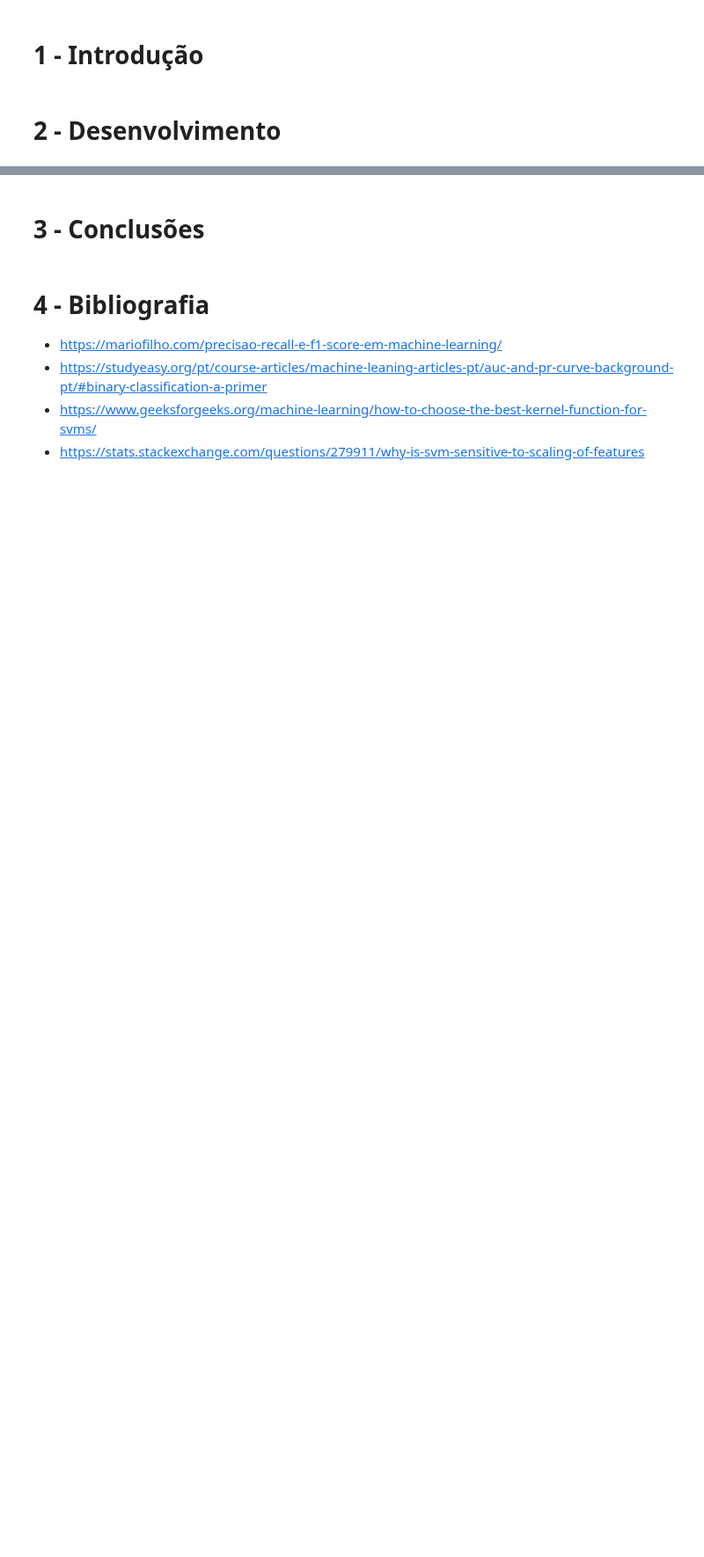
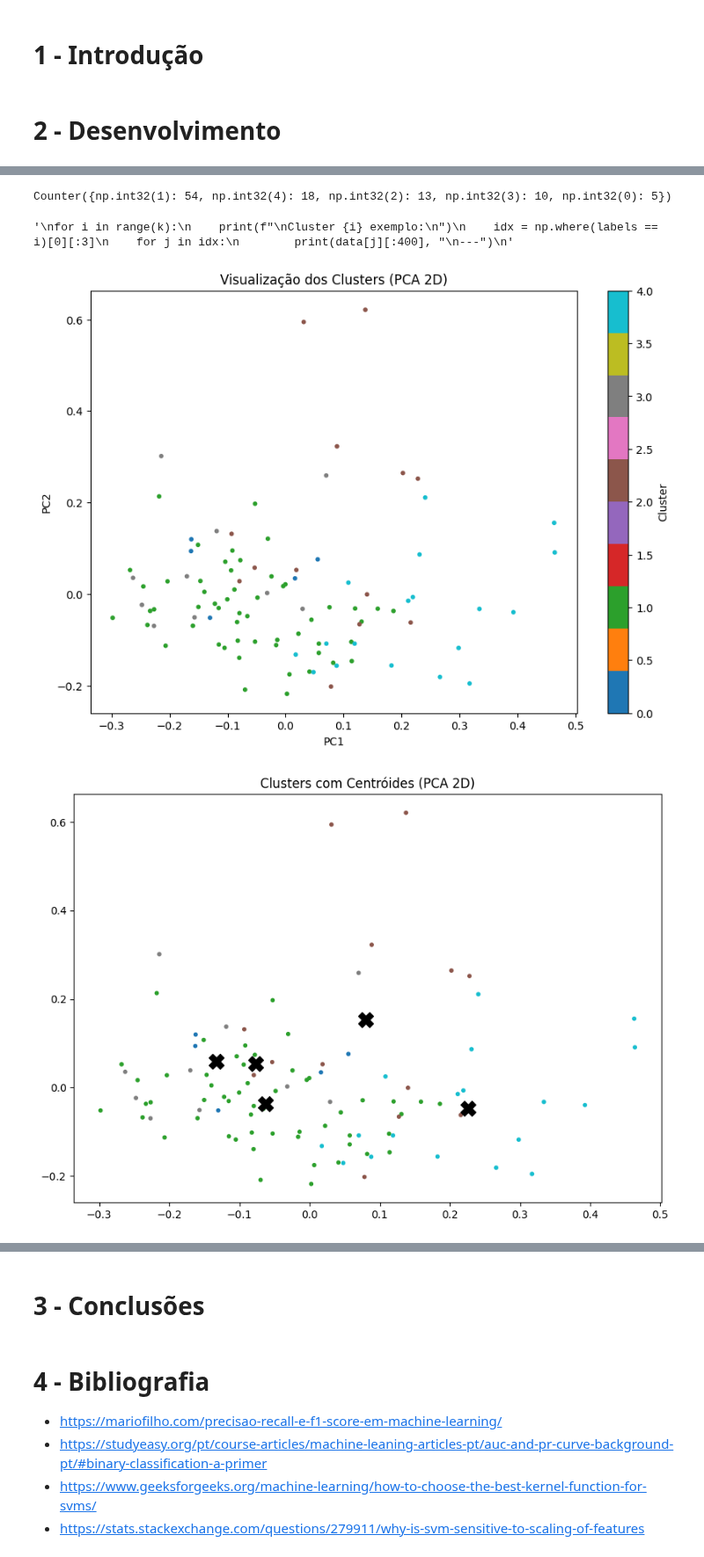
Before and after one commit to alicescfernandes/AA_2025_2026, a Jupyter notebook: TP2/tp2.ipynb, the cells around one changed output, grey strips where cells are left out. Shown at 88% size. Drawn from its saved outputs; the diff is of its cells as text; code cells hidden in the pictures; blank space fills up the shorter version.

```diff
--- a/TP2/tp2.ipynb
+++ b/TP2/tp2.ipynb
@@ -33,0 +315,62 @@ from sklearn.model_selection import cross_val_predict
+# %%
+import collections
+print(collections.Counter(labels))
+
+"""
+for i in range(k):
+    print(f"\nCluster {i} exemplo:\n")
+    idx = np.where(labels == i)[0][:3]
+    for j in idx:
+        print(data[j][:400], "\n---")
+"""
+
+def compare_methods(sil_kmeans, sil_hier):
+    print("\n### Comparação entre métodos ###\n")
+    print("Silhouette K-Means:", sil_kmeans)
+    print("Silhouette Hierárquico:", sil_hier)
+
+    if sil_kmeans > sil_hier:
+        print("\n➡ K-Means apresenta melhor separação de clusters.")
+    else:
+        print("\n➡ Clustering Hierárquico apresenta melhor separação de clusters.")
+# %% [output]
+Counter({np.int32(1): 54, np.int32(4): 18, np.int32(2): 13, np.int32(3): 10, np.int32(0): 5})
+'\nfor i in range(k):\n    print(f"\nCluster {i} exemplo:\n")\n    idx = np.where(labels == i)[0][:3]\n    for j in idx:\n        print(data[j][:400], "\n---")\n'
+# %%
+# Plotar Clusters em 2D
+
+
+from sklearn.decomposition import PCA
+
+X_sample = X_transformed.toarray()
+pca = PCA(n_components=2, random_state=42)
+X_2D = pca.fit_transform(X_sample)
+
+import matplotlib.pyplot as plt
+
+plt.figure(figsize=(10,7))
+
+scatter = plt.scatter(
+    X_2D[:, 0],
+    X_2D[:, 1],
+    c=labels[:len(X_2D)],   # garantir o mesmo tamanho
+    cmap="tab10",
+    s=10
+)
+
+plt.title("Visualização dos Clusters (PCA 2D)")
+plt.xlabel("PC1")
+plt.ylabel("PC2")
+plt.colorbar(scatter, label="Cluster")
+plt.show()
+
+centers_2D = pca.transform(kmeans.cluster_centers_)
+
+plt.figure(figsize=(10,7))
+plt.scatter(X_2D[:,0], X_2D[:,1], c=labels[:len(X_2D)], cmap="tab10", s=10)
+plt.scatter(centers_2D[:,0], centers_2D[:,1], c="black", s=200, marker="X")
+plt.title("Clusters com Centróides (PCA 2D)")
+plt.show()
+# %% [output]
+[figure, added]
+[figure, added]
```
Also changed, not shown: parts of 12 cells of this notebook, 1 other file.
